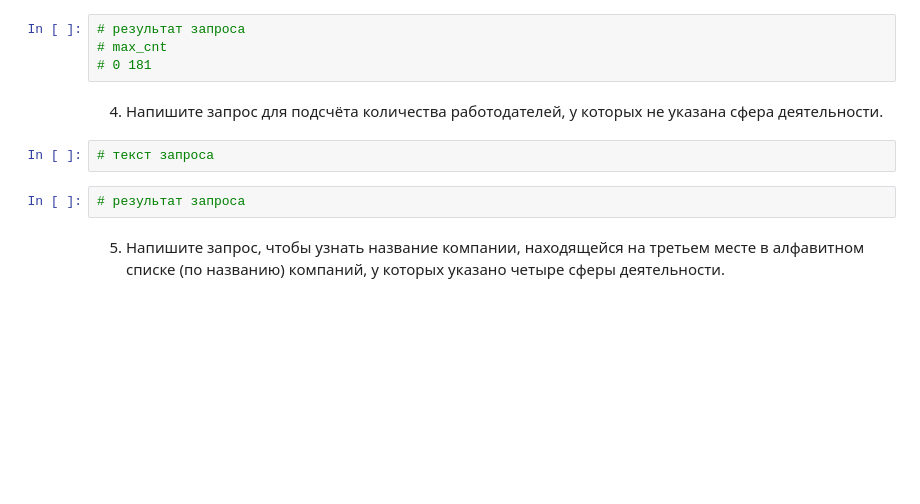
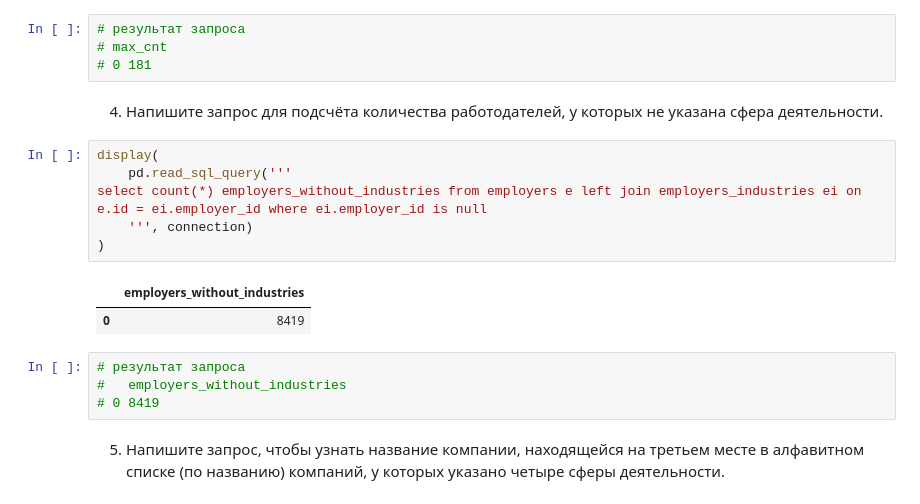
Before and after one commit to AlexeyLukovnikov/sf_data_science, a Jupyter notebook: BLOCK2_PROJECT-2/Project_2.ipynb, the cells around one changed output. Drawn from its saved outputs; the diff is of its cells as text; blank space fills up the shorter version.

```diff
--- a/BLOCK2_PROJECT-2/Project_2.ipynb
+++ b/BLOCK2_PROJECT-2/Project_2.ipynb
@@ -241,9 +241,18 @@ select count(distinct area_id) max_cnt from vacancies group by employer_id order
 # %% [markdown]
 4. Напишите запрос для подсчёта количества работодателей, у которых не указана сфера деятельности.
 # %%
-# текст запроса
+display(
+    pd.read_sql_query('''
+select count(*) employers_without_industries from employers e left join employers_industries ei on e.id = ei.employer_id where ei.employer_id is null
+    ''', connection)
+)
+# %% [output]
+|  | employers_without_industries |
+| 0 | 8419 |
 # %%
 # результат запроса
+# 	employers_without_industries
+# 0	8419
 # %% [markdown]
 5. Напишите запрос, чтобы узнать название компании, находящейся на третьем месте в алфавитном списке (по названию) компаний, у которых указано четыре сферы деятельности.
 # %%
```
